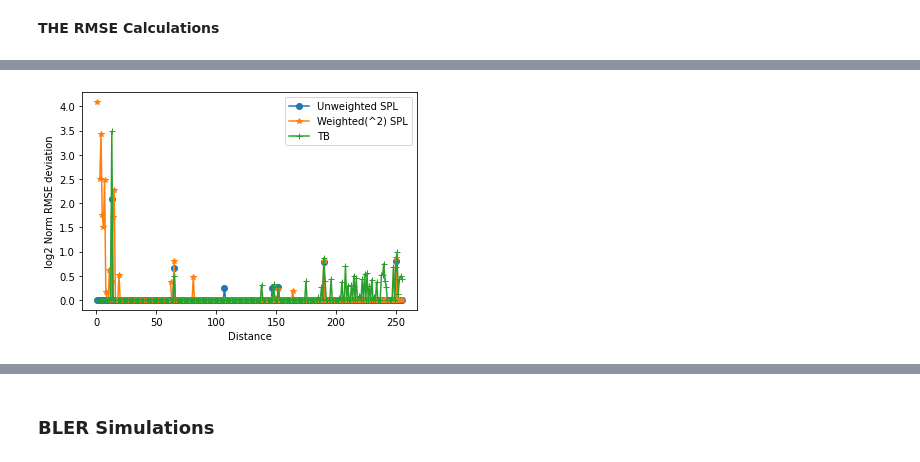
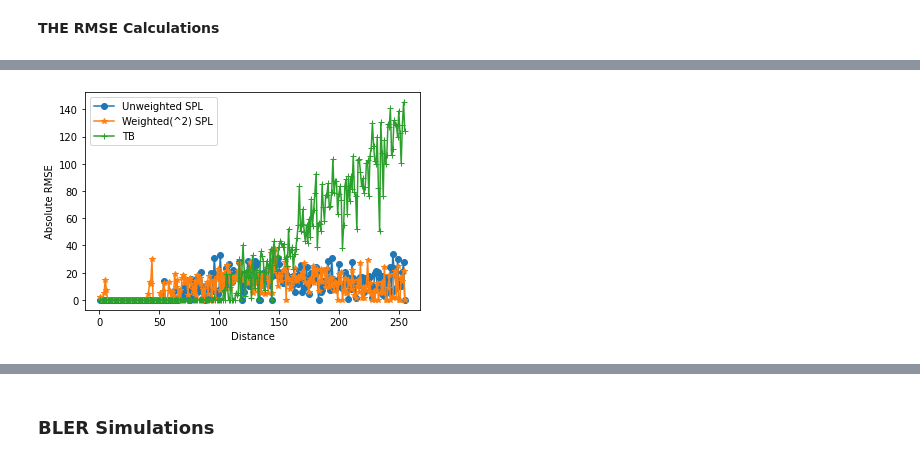
Before and after one commit to neelabhro/Deep-Learning-based-Wireless-Communications, a Jupyter notebook: SPL_uw|SPL_w|TB.ipynb, the cells around one changed output, grey strips where cells are left out. Cells and saved outputs as stored; diff of their text form; code cells hidden in the pictures.

```diff
--- a/SPL_uw|SPL_w|TB.ipynb
+++ b/SPL_uw|SPL_w|TB.ipynb
@@ -226,7 +196,7 @@ class AE(object):
 
             # Channel
             #noise_std = tf.placeholder(tf.float32, shape=())
-            noise_std = tf.placeholder(tf.float32, shape=[1000,2,2])
+            noise_std = tf.placeholder(tf.float32, shape=[10000,2,2])
             noise = tf.random_normal(tf.shape(x), mean=0.0, stddev=noise_std)
 
             fade = tf.random.normal(shape=tf.shape(x))
@@ -564,7 +534,7 @@ class AE_Weighted(object):
 
             # Channel
             #noise_std = tf.placeholder(tf.float32, shape=())
-            noise_std = tf.placeholder(tf.float32, shape=[1000,2,2])
+            noise_std = tf.placeholder(tf.float32, shape=[10000,2,2])
             noise = tf.random_normal(tf.shape(x), mean=0.0, stddev=noise_std)
 
             fade = tf.random.normal(shape=tf.shape(x))
@@ -799,7 +769,7 @@ class AE_Weighted(object):
         plt.ylim([1e-5,1])
         return image
 # %%
-train_EbNodB = ad_noise_std
+train_EbNodB = ad_noise_SNR
 val_EbNodB = train_EbNodB
 
 lr = 0.01
@@ -808,15 +778,15 @@ epoch = [10000]
 
 training_params = [
     #batch_size, lr, ebnodb, iterations
-    [s, 1000 , 0.01, train_EbNodB, 10000]
+    [s, 10000 , 0.01, train_EbNodB, 10000]
 #    [10000 , 0.001, train_EbNodB, 10000]
     ]
 
 validation_params = [
     #batch_size, ebnodb, val_steps
-    [1000, val_EbNodB, 1000],
-    [1000, val_EbNodB, 1000],
-    [1000, val_EbNodB, 1000]
+    [10000, val_EbNodB, 1000],
+    [10000, val_EbNodB, 1000],
+    [10000, val_EbNodB, 1000]
     ]
 
 model_file = 'models/ae_k_{}_n_{}'.format(k,n)
@@ -884,7 +854,7 @@ class AE_Tb(object):
 
             # Channel
             #noise_std = tf.placeholder(tf.float32, shape=())
-            noise_std = tf.placeholder(tf.float32, shape=[1000,2,2])
+            noise_std = tf.placeholder(tf.float32, shape=[10000,2,2])
             noise = tf.random_normal(tf.shape(x), mean=0.0, stddev=noise_std)
 
             fade = tf.random.normal(shape=tf.shape(x))
@@ -1252,9 +1222,39 @@ sum_Tb = {}
 sum_uw[0] = 0
 #for i in range(1,iter):
 
-tr_hat = ae.end2end(len(tr), tr_noise_std, tr)
-tr_hat_w = ae_Weighted.end2end(len(tr), tr_noise_std, tr)
-tr_hat_Tb = ae_Tb.end2end(len(tr), tr_noise_std, tr)
+Beta = {}
+Pr = {}
+SNR_var = {}
+ad_noise_SNR = []  #The values of the dictionary, finally providing an array of stdevs
+NoW = 0.02
+
+Transmitted_Power = 15 #in dBm
+Noise_Figure = 95 #in -dBm
+
+noise_factor = Transmitted_Power + Noise_Figure
+tr_noise_SNR = []
+for i in range(batch_size):
+
+  #SNR_var[i] = ((M)/((tr[i]+1)*4))*25
+  #SNR_var[i] = ((M)/((tr[i]+1)*4))
+
+  Beta[i] = 10*(np.log10(lamda/((4*np.pi*tr[i])**2.8)))
+  SNR_var[i] = Beta[i] + noise_factor
+for i in SNR_var.values():
+  tr_noise_SNR.append(i)
+
+tr_noise_SNR = np.transpose(np.tile(tr_noise_SNR, (2,2,1)))
+
+
+
+
+
+
+
+
+tr_hat = ae.end2end(len(tr), tr_noise_SNR, tr)
+tr_hat_w = ae_Weighted.end2end(len(tr), tr_noise_SNR, tr)
+tr_hat_Tb = ae_Tb.end2end(len(tr), tr_noise_SNR, tr)
 
 #print(abs(tr_hat - tr))
 
@@ -1284,18 +1284,18 @@ rmse_TbA = []
 for i in rmse_Tb.values():
   rmse_TbA.append(i)
 
-rmse_uw = np.log2(np.divide(rmse_uwA,message_factor) +1)
+#rmse_uw = np.log2(np.divide(rmse_uwA,message_factor) +1)
 #rmse_uw = (np.divide(rmse_uwA,message_factor) +1)
-#rmse_uw = rmse_uwA
+rmse_uw = rmse_uwA
 
-rmse_w = np.log2(np.divide(rmse_wA,message_factor) + 1)
+#rmse_w = np.log2(np.divide(rmse_wA,message_factor) + 1)
 #rmse_w = (np.divide(rmse_wA,message_factor) + 1)
-#rmse_w = rmse_wA
+rmse_w = rmse_wA
 
 
-rmse_Tb = np.log2(np.divide(rmse_TbA,message_factor) +1)
+#rmse_Tb = np.log2(np.divide(rmse_TbA,message_factor) +1)
 #rmse_Tb = (np.divide(rmse_TbA,message_factor))
-#rmse_Tb = rmse_TbA
+rmse_Tb = rmse_TbA
 
 message = np.arange(1,M)
 
@@ -1304,14 +1304,15 @@ plt.plot(message, rmse_uw, '-o');
 plt.plot(message, rmse_w, '-*');
 plt.plot(message, rmse_Tb, '-+');
 plt.xlabel('Distance')
-plt.ylabel('Normalized RMSE deviation')
-plt.ylabel('log2 Norm RMSE deviation')
+plt.ylabel('Absolute RMSE')
+#plt.ylim([0, 20])
+#plt.ylabel('log2 Norm RMSE deviation')
 plt.legend(['Unweighted SPL', 'Weighted(^2) SPL','TB'])
 
 
 print(np.sum(rmse_uw))
 print(np.sum(rmse_w))
-
-print(np.sum(rmse_uwA))
-print(np.sum(rmse_wA))
+print(np.sum(rmse_Tb))
+#print(np.sum(rmse_uwA))
+#print(np.sum(rmse_wA))
 # %% [output]
@@ -1335,4 +1324,4 @@ nan
-[figure, old version]
+[figure, new version]
 # %%
 #print([x for x in s_ind[0]])
 
```
Also changed, not shown: parts of 16 cells of this notebook.
